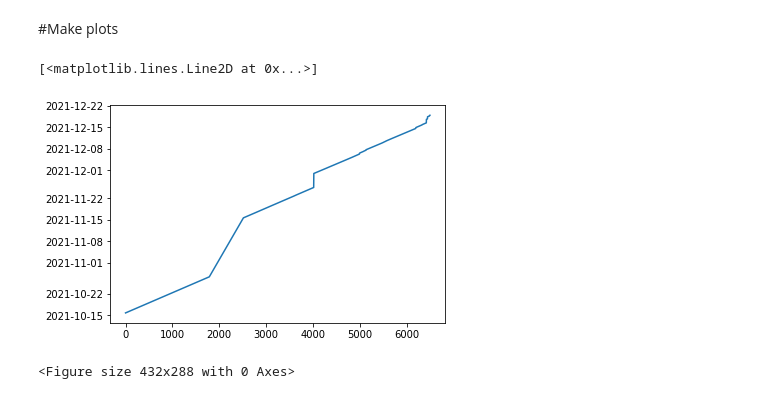
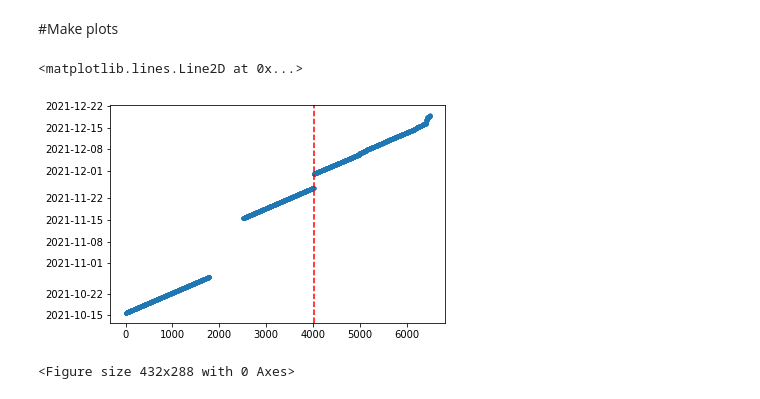
Before and after one commit to oksuzian/Mu2eANL, a Jupyter notebook: Aging/AgingCountersTestStandUVaBottom.ipynb, the cells around one changed output. Cells and saved outputs as stored; diff of their text form; code cells hidden in the pictures.

```diff
--- a/Aging/AgingCountersTestStandUVaBottom.ipynb
+++ b/Aging/AgingCountersTestStandUVaBottom.ipynb
@@ -19,6 +19,8 @@ import itertools as it
 
 MIN_TEMP=21
 MAX_TEMP=22
+TIME_INDEX_CUT=4020
+CS137_DECAY_RATE=0.023 # 2.3%/year
 # %%
 !pip install gdown
 !gdown https://drive.google.com/uc?id=17Yjr34rnNR0GOWfxkGhcwCjZwhnOrDCT
@@ -73,9 +98,10 @@ pd.set_option('max_columns', None)
 # %% [markdown]
 #Make plots
 # %%
-plt.plot(data_signal.index, data_signal.date)
+plt.plot(data_signal.index, data_signal.date, '.')
+plt.axvline(x=TIME_INDEX_CUT, ls='--', c='r')
 # %% [output]
-[<matplotlib.lines.Line2D at 0x...>]
+<matplotlib.lines.Line2D at 0x...>
-[figure, old version]
+[figure, new version]
 # %%
 pd.options.mode.chained_assignment = None
```
Also changed, not shown: parts of 9 cells of this notebook.
